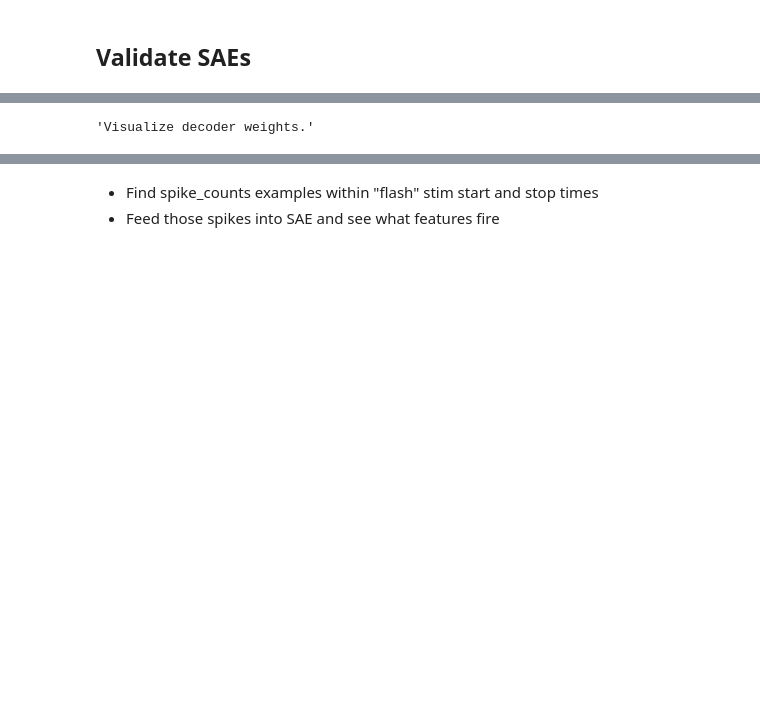
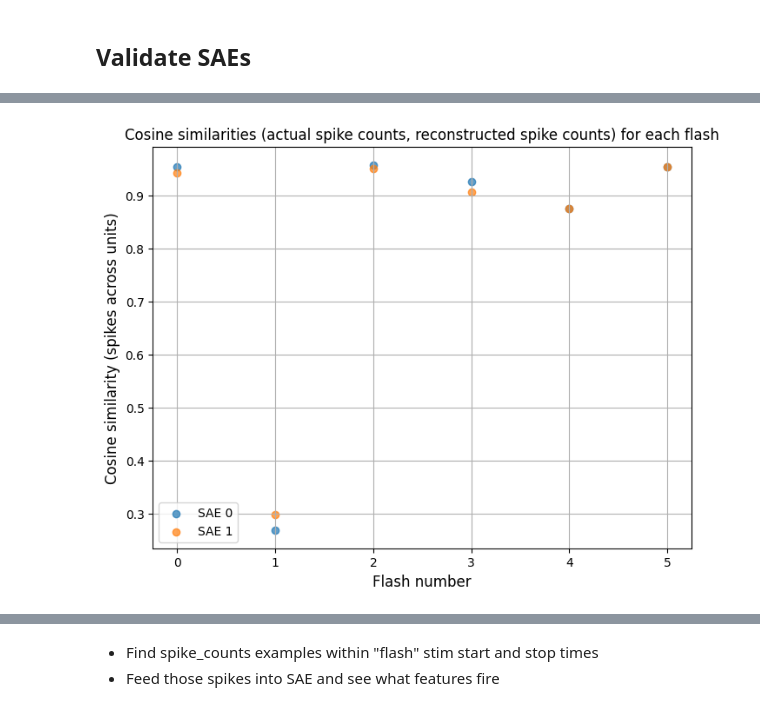
Before and after one commit to jkbhagatio/arena_3.0_course, a Jupyter notebook: playground/mini.ipynb, the cells around one changed output, grey strips where cells are left out. Cells and saved outputs as stored; diff of their text form; code cells hidden in the pictures; blank space fills up the shorter version.

```diff
--- a/playground/mini.ipynb
+++ b/playground/mini.ipynb
@@ -696,6 +798,28 @@ fig.update_layout(
+# %%
+"""Plot cosine similarities of spikes-to-reconstructions for each flash."""
+
+x = np.arange(len(spk_recon_cos_sims_sae0))
+
+# Initialize the figure
+plt.figure(figsize=(8, 6))
+
+# Scatter plot for cosine similarities
+plt.scatter(x, spk_recon_cos_sims_sae0, label="SAE 0", alpha=0.7)
+plt.scatter(x, spk_recon_cos_sims_sae1, label="SAE 1", alpha=0.7)
+
+# Set titles and labels
+plt.title(
+    "Cosine similarities (actual spike counts, reconstructed spike counts) for each flash"
+)
+plt.xlabel("Flash number", fontsize=12)
+plt.ylabel("Cosine similarity (spikes across units)", fontsize=12)
+plt.legend()
+plt.grid()
+
+plt.show()
+# %% [output]
+[figure, added]
 # %%
-"""Visualize decoder weights."""
+# """Visualize decoder weights."""
 
-# px.histogram(sae.W_dec.to(torch.float16).detach().flatten().cpu().numpy())
+# fig = px.histogram(sae.W_dec.to(torch.float16).detach().flatten().cpu().numpy())
-# %% [output]
-'Visualize decoder weights.'
```
Also changed, not shown: parts of 13 cells of this notebook.
